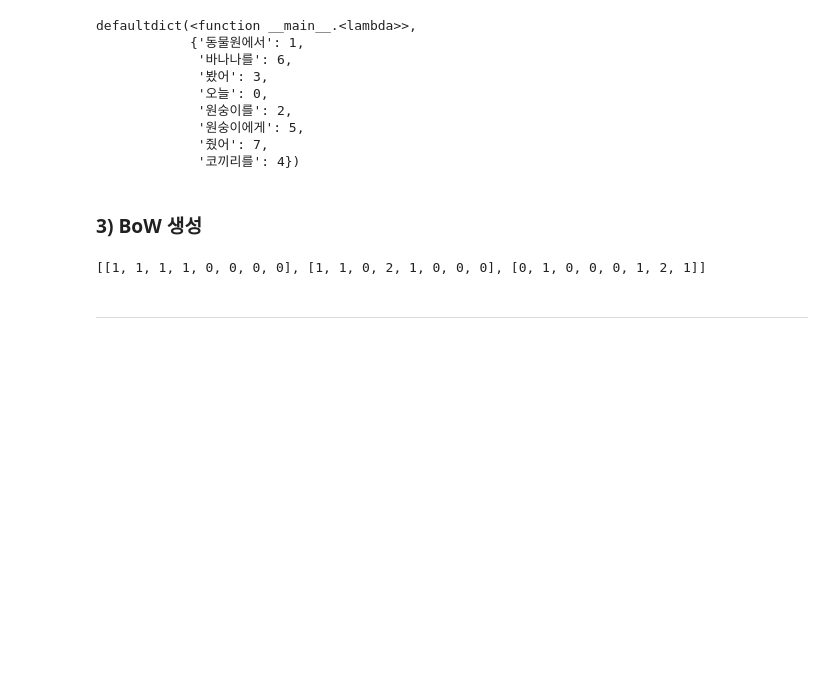
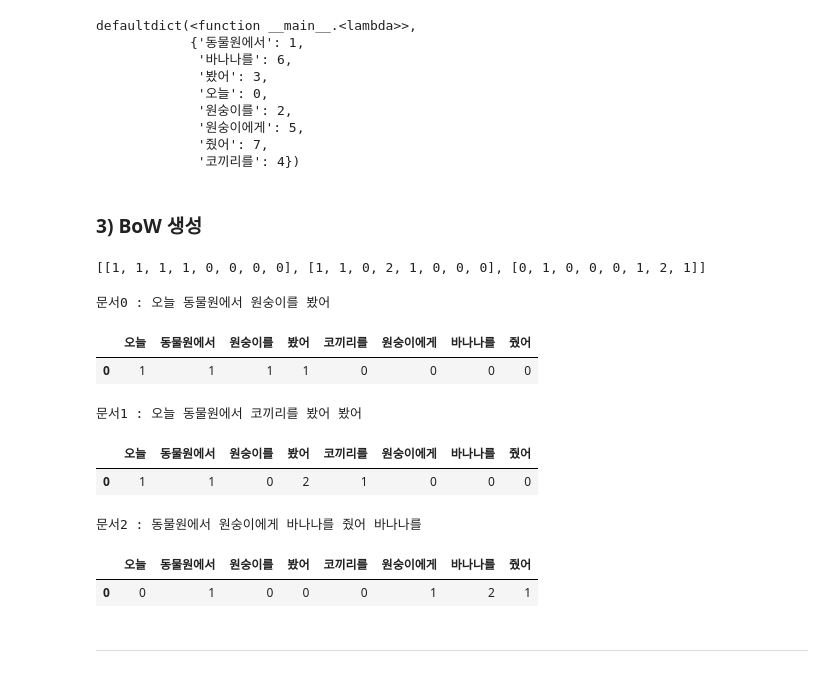
Before and after one commit to insightcampus/sesac-nlp, a Jupyter notebook: ipynb/10 실습 - 표현(Representation) - 문서의 표현 (BoW, TDM).ipynb, the cells around one changed output. Drawn from its saved outputs; the diff is of its cells as text; code cells hidden in the pictures; blank space fills up the shorter version.

```diff
--- a/ipynb/10 실습 - 표현(Representation) - 문서의 표현 (BoW, TDM).ipynb
+++ b/ipynb/10 실습 - 표현(Representation) - 문서의 표현 (BoW, TDM).ipynb
@@ -16,7 +16,7 @@ docs = ['오늘 동물원에서 원숭이를 봤어',
 # %% [markdown]
 ### 1) 띄어쓰기 단위로 토큰화
 # %%
-doc_ls = [d.split() for d in docs]
+doc_ls = [doc.split() for doc in docs]
 doc_ls
 # %% [output]
 [['오늘', '동물원에서', '원숭이를', '봤어'],
@@ -45,17 +45,36 @@ defaultdict(<function __main__.<lambda>>,
 # %%
 import numpy as np
 
-bow_ls = []
+BoW_ls = []
 
-for i, d in enumerate(doc_ls) :
+for i, doc in enumerate(doc_ls):
   bow = np.zeros(len(word2id), dtype=int)
-  for t in d :
-    bow[word2id[t]] += 1
-  bow_ls.append(bow.tolist())
+  for token in doc:
+      bow[word2id[token]] += 1 # 해당 토큰의 위치(column)
+  BoW_ls.append(bow.tolist())
+BoW_ls
+# %% [output]
+[[1, 1, 1, 1, 0, 0, 0, 0], [1, 1, 0, 2, 1, 0, 0, 0], [0, 1, 0, 0, 0, 1, 2, 1]]
-# %%
-bow_ls
-# %% [output]
-[[1, 1, 1, 1, 0, 0, 0, 0], [1, 1, 0, 2, 1, 0, 0, 0], [0, 1, 0, 0, 0, 1, 2, 1]]
+# %%
+from IPython.core import display as ICD
+import pandas as pd
+
+sorted_vocab = sorted((value, key) for key, value in word2id.items())
+vocab = [v[1] for v in sorted_vocab]
+for i in range(len(docs)) :
+  print("문서{} : {}".format(i, docs[i]))
+  ICD.display(pd.DataFrame([BoW_ls[i]], columns=vocab))
+  print("\n\n")
+# %% [output]
+문서0 : 오늘 동물원에서 원숭이를 봤어
+|  | 오늘 | 동물원에서 | 원숭이를 | 봤어 | 코끼리를 | 원숭이에게 | 바나나를 | 줬어 |
+| 0 | 1 | 1 | 1 | 1 | 0 | 0 | 0 | 0 |
+문서1 : 오늘 동물원에서 코끼리를 봤어 봤어
+|  | 오늘 | 동물원에서 | 원숭이를 | 봤어 | 코끼리를 | 원숭이에게 | 바나나를 | 줬어 |
+| 0 | 1 | 1 | 0 | 2 | 1 | 0 | 0 | 0 |
+문서2 : 동물원에서 원숭이에게 바나나를 줬어 바나나를
+|  | 오늘 | 동물원에서 | 원숭이를 | 봤어 | 코끼리를 | 원숭이에게 | 바나나를 | 줬어 |
+| 0 | 0 | 1 | 0 | 0 | 0 | 1 | 2 | 1 |
 # %% [markdown]
 
 
```
Also changed, not shown: parts of 30 cells of this notebook.
